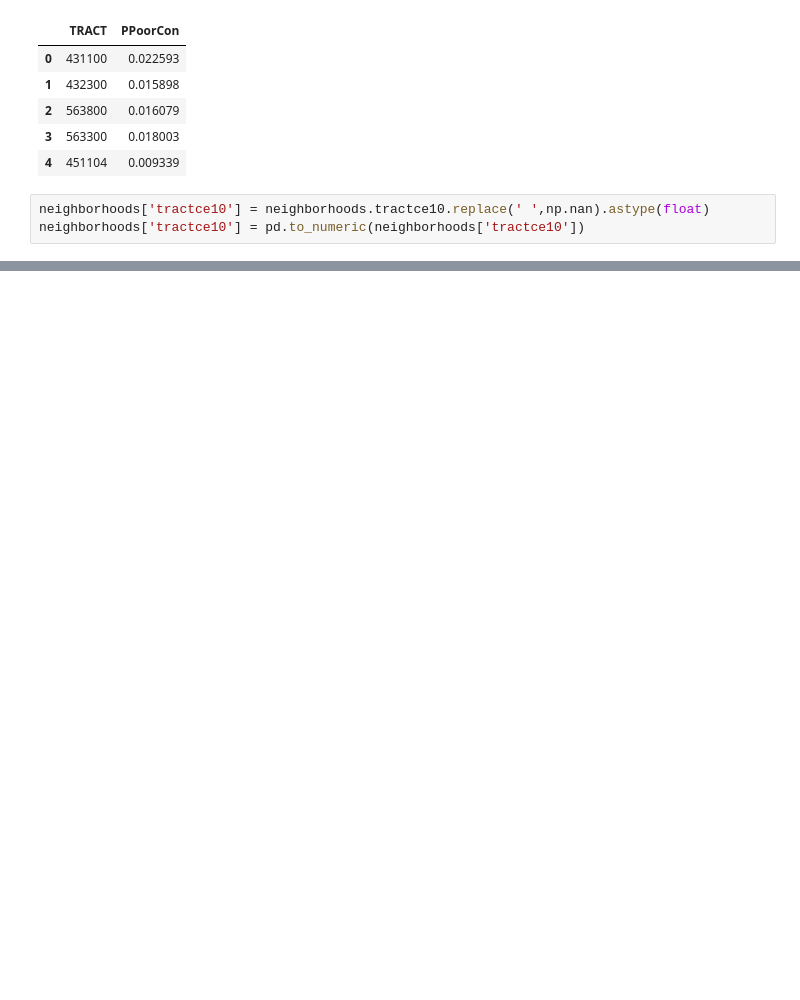
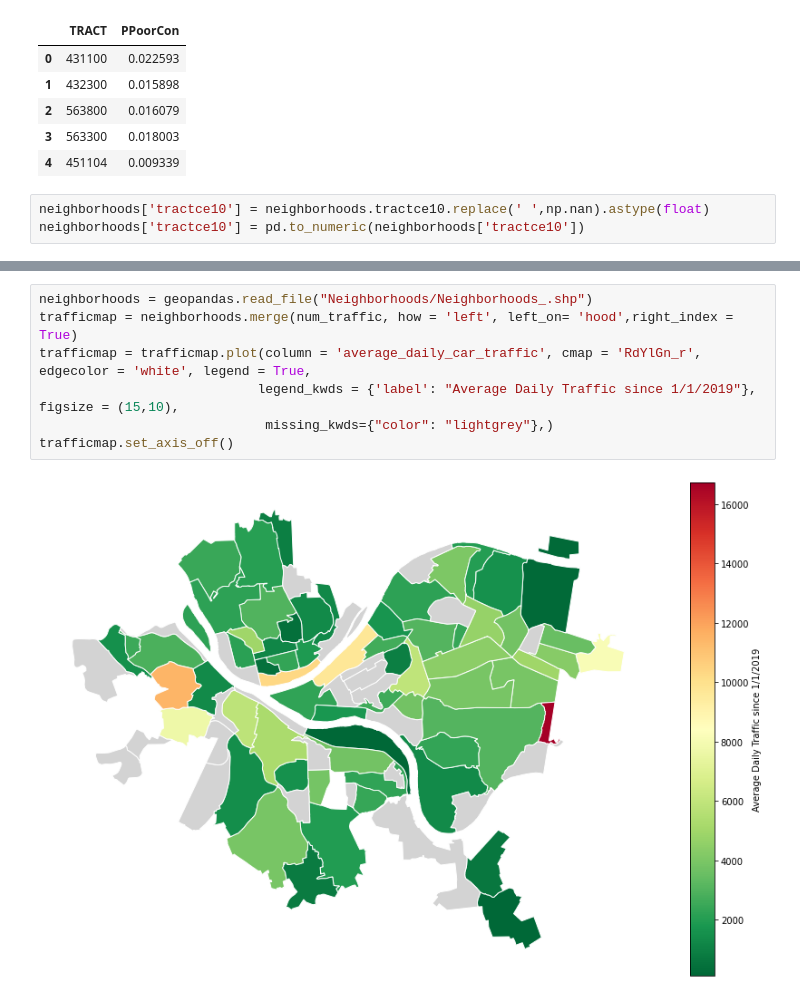
Before and after one commit to mrb206/cmpinf-0010-final-project, a Jupyter notebook: group-analysis/group-notebook.ipynb, the cells around one changed output, grey strips where cells are left out. Drawn from its saved outputs; the diff is of its cells as text; blank space fills up the shorter version.

```diff
--- a/group-analysis/group-notebook.ipynb
+++ b/group-analysis/group-notebook.ipynb
@@ -128,3 +158,12 @@ poor_housing_map.plot(column='PPoorCon', # set the data to be used for coloring
+# %%
+neighborhoods = geopandas.read_file("Neighborhoods/Neighborhoods_.shp")
+trafficmap = neighborhoods.merge(num_traffic, how = 'left', left_on= 'hood',right_index = True)
+trafficmap = trafficmap.plot(column = 'average_daily_car_traffic', cmap = 'RdYlGn_r', edgecolor = 'white', legend = True,
+                            legend_kwds = {'label': "Average Daily Traffic since 1/1/2019"}, figsize = (15,10),
+                             missing_kwds={"color": "lightgrey"},)
+trafficmap.set_axis_off()
+# %% [output]
+[figure, added]
 # %%
 poor_housing_map['conditionsRank'] = poor_housing_map['PPoorCon'].rank(method = 'min', ascending = True)
 poor_housing_map.sort_values(by=['conditionsRank'], inplace=True)
```
Also changed, not shown: parts of 15 cells of this notebook, 1 other file.
